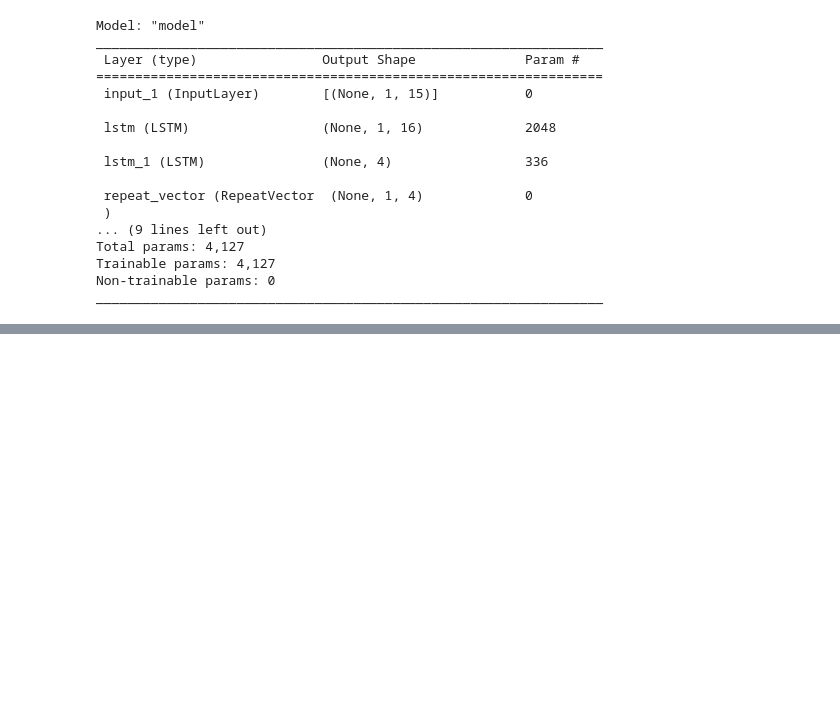
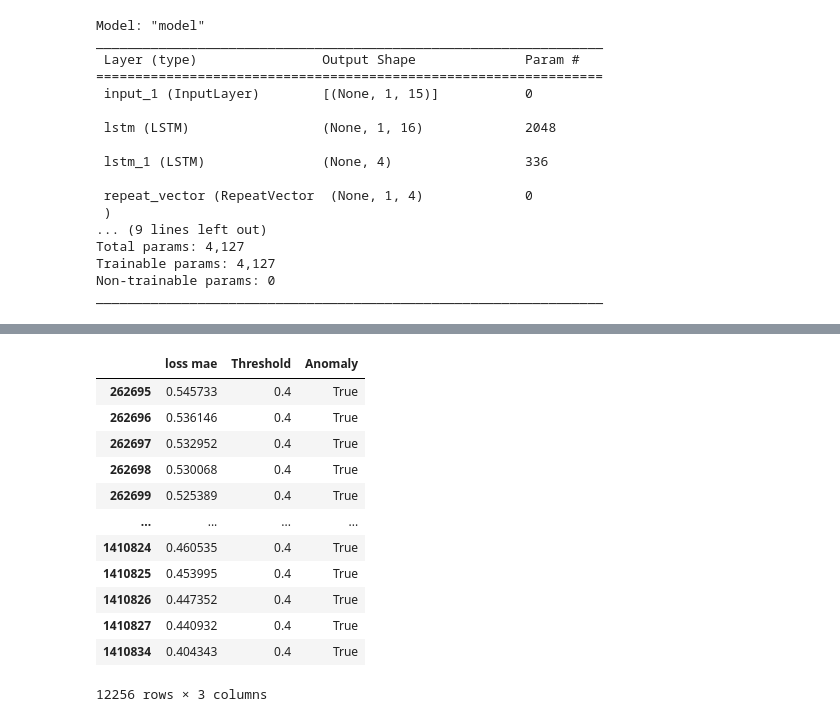
Before and after one commit to WilliamLu1999/Data-ML-Projects, a Jupyter notebook: anomaly_detection_time_series_metro/Unsupervised_Anomaly_Detection_Time_Series_Metro_Predictive_Maintenance.ipynb, the cells around one changed output, grey strips where cells are left out. Saved outputs shown, nothing was run; the diff lists cells and outputs as text; code cells hidden in the pictures; blank space fills up the shorter version.

```diff
--- a/anomaly_detection_time_series_metro/Unsupervised_Anomaly_Detection_Time_Series_Metro_Predictive_Maintenance.ipynb
+++ b/anomaly_detection_time_series_metro/Unsupervised_Anomaly_Detection_Time_Series_Metro_Predictive_Maintenance.ipynb
@@ -655,0 +675,16 @@ test_score.head()
+# %%
+test_score.loc[test_score['Anomaly']==True]
+# %% [output]
+|  | loss mae | Threshold | Anomaly |
+| 262695 | 0.545733 | 0.4 | True |
+| 262696 | 0.536146 | 0.4 | True |
+| 262697 | 0.532952 | 0.4 | True |
+| 262698 | 0.530068 | 0.4 | True |
+| 262699 | 0.525389 | 0.4 | True |
+| ... | ... | ... | ... |
+| 1410824 | 0.460535 | 0.4 | True |
+| 1410825 | 0.453995 | 0.4 | True |
+| 1410826 | 0.447352 | 0.4 | True |
+| 1410827 | 0.440932 | 0.4 | True |
+| 1410834 | 0.404343 | 0.4 | True |
+12256 rows × 3 columns
```
Also changed, not shown: parts of 8 cells of this notebook.
